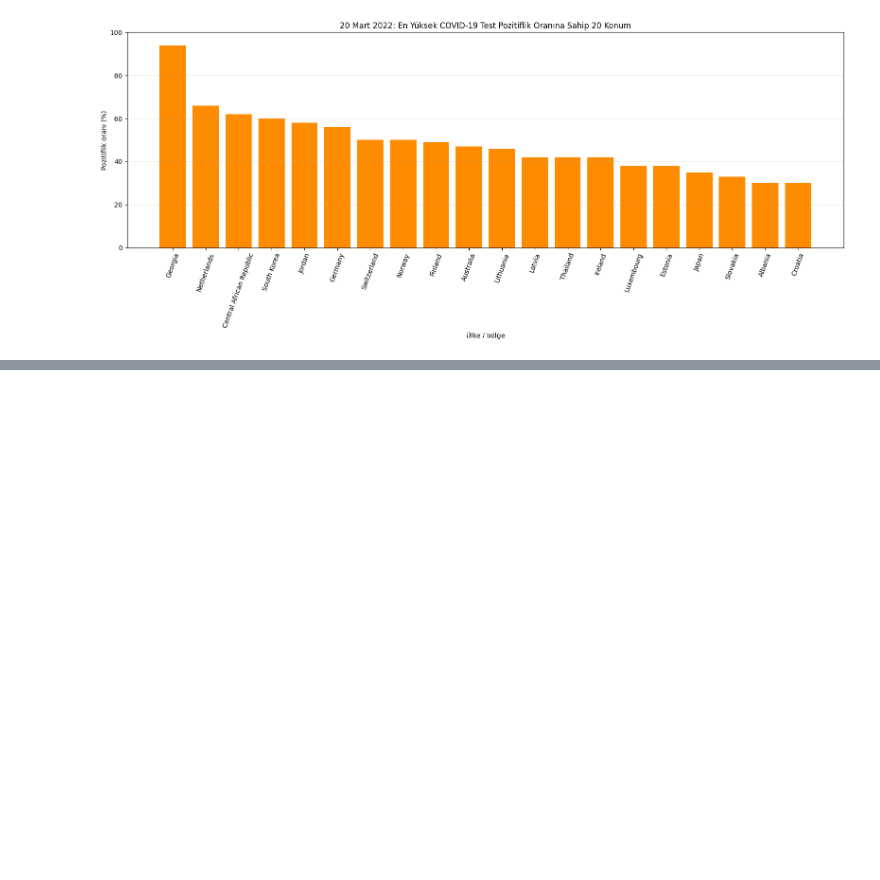
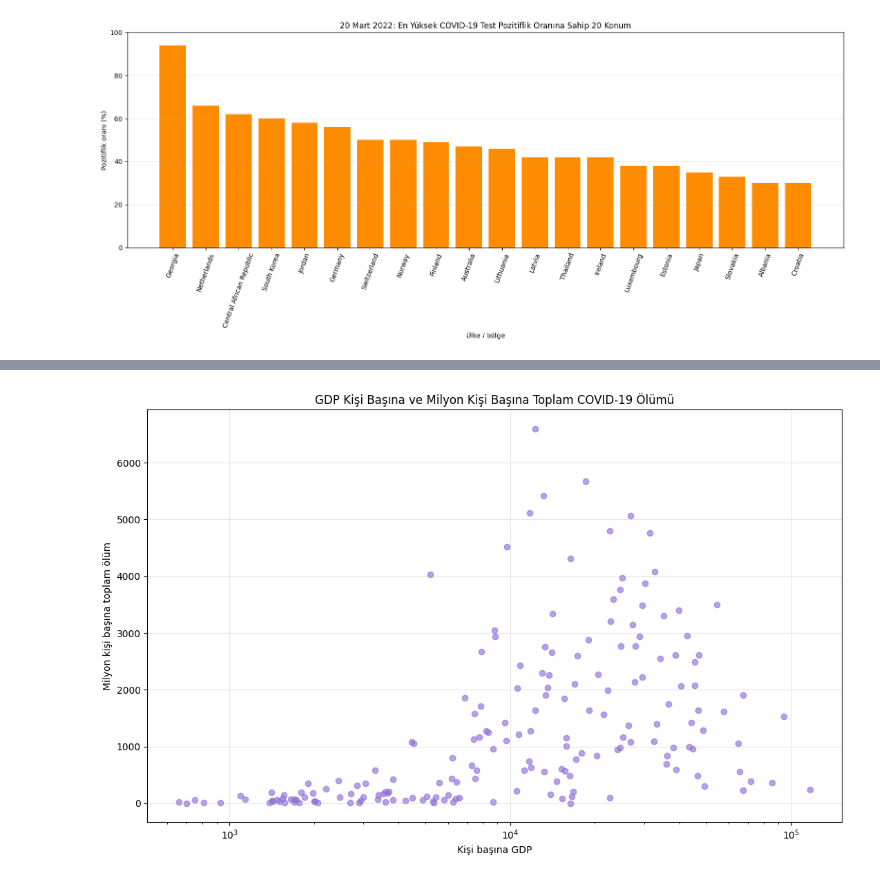
Before and after one commit to nazlican-engineer/CoronaVirusProject, a Jupyter notebook: covid_analysis.ipynb, the cells around one changed output, grey strips where cells are left out. Drawn from its saved outputs; the diff is of its cells as text; code cells hidden in the pictures; blank space fills up the shorter version.

Commit message:
kişi başına gelir ile ölüm  oranının incelenmesi

```diff
--- a/covid_analysis.ipynb
+++ b/covid_analysis.ipynb
@@ -3955,0 +4036,14 @@ plt.show()
+# %%
+#üçünün de olduğu konum
+complete_socioeconomic_locations = socioeconomic_coverage.loc[
+    socioeconomic_coverage['dolu_gdp_kaydi'].gt(0)
+    & socioeconomic_coverage['dolu_hdi_kaydi'].gt(0)
+    & socioeconomic_coverage['dolu_yasam_beklentisi_kaydi'].gt(0)
+]
+
+print(
+    'Üç göstergesi de bulunan konum sayısı:',
+    complete_socioeconomic_locations.shape[0]
+)
+
+print(complete_socioeconomic_locations.head())
@@ -3955,0 +4222,26 @@ plt.show()
+# %%
+fig, ax = plt.subplots(figsize=(11, 7))
+
+ax.scatter(
+    gdp_death_data['gdp_per_capita'],
+    gdp_death_data['total_deaths_per_million'],
+    color='mediumpurple',
+    alpha=0.65
+)
+
+ax.set_title(
+    'GDP Kişi Başına ve Milyon Kişi Başına Toplam COVID-19 Ölümü'
+)
+ax.set_xlabel('Kişi başına GDP')
+ax.set_ylabel('Milyon kişi başına toplam ölüm')
+
+# GDP değerleri çok geniş aralıkta olduğu için
+# x eksenini logaritmik gösteriyoruz.
+ax.set_xscale('log')
+
+ax.grid(alpha=0.3)
+
+plt.tight_layout()
+plt.show()
+# %% [output]
+[figure, added]
```
Also changed, not shown: parts of 7 cells of this notebook.
